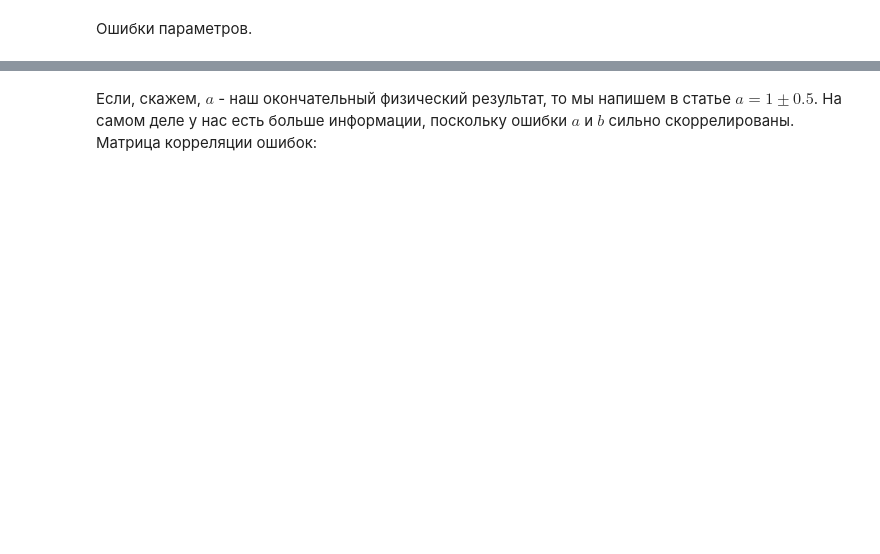
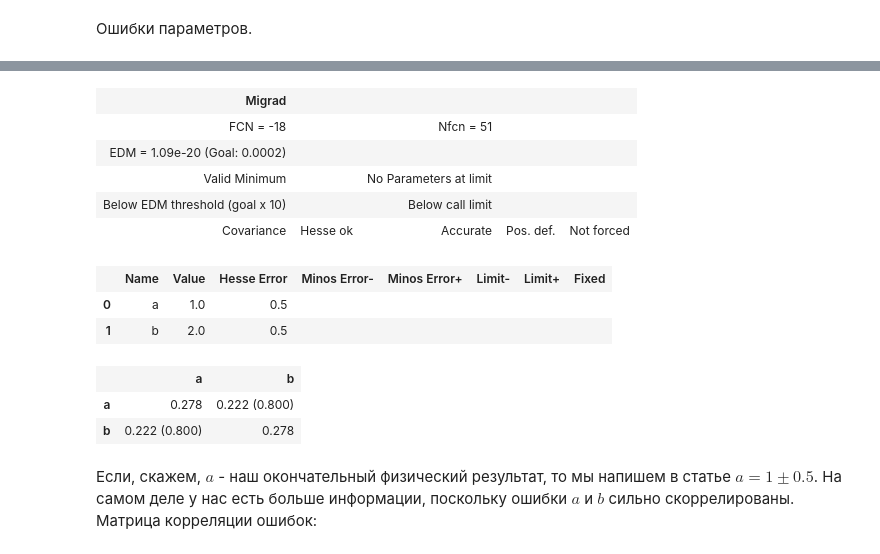
Before and after one commit to CodeHunterOfficial/PythonLibraries, a Jupyter notebook: Lecture_12_IMinuit.ipynb, the cells around one changed output, grey strips where cells are left out. Saved outputs shown, nothing was run; the diff lists cells and outputs as text; code cells hidden in the pictures; blank space fills up the shorter version.

```diff
--- a/Lecture_12_IMinuit.ipynb
+++ b/Lecture_12_IMinuit.ipynb
@@ -61,3 +76,20 @@ m.errors
+# %%
+# calling hesse explicitly
+#явный вызов Гессе
+m.hesse()
+# %% [output]
+| Migrad |  |  |  |  |
+| FCN = -18 |  | Nfcn = 51 |  |  |
+| EDM = 1.09e-20 (Goal: 0.0002) |  |  |  |  |
+| Valid Minimum |  | No Parameters at limit |  |  |
+| Below EDM threshold (goal x 10) |  | Below call limit |  |  |
+| Covariance | Hesse ok | Accurate | Pos. def. | Not forced |
+|  | Name | Value | Hesse Error | Minos Error- | Minos Error+ | Limit- | Limit+ | Fixed |
+| 0 | a | 1.0 | 0.5 |  |  |  |  |  |
+| 1 | b | 2.0 | 0.5 |  |  |  |  |  |
+|  | a | b |
+| a | 0.278 | 0.222 (0.800) |
+| b | 0.222 (0.800) | 0.278 |
 # %% [markdown]
 Если, скажем, $a$ - наш окончательный физический результат, то мы напишем в статье $a=1\pm0.5$. На самом деле у нас есть больше информации, поскольку ошибки $a$ и $b$ сильно скоррелированы. Матрица корреляции ошибок:
 # %%
```
Also changed, not shown: parts of 28 cells of this notebook.
